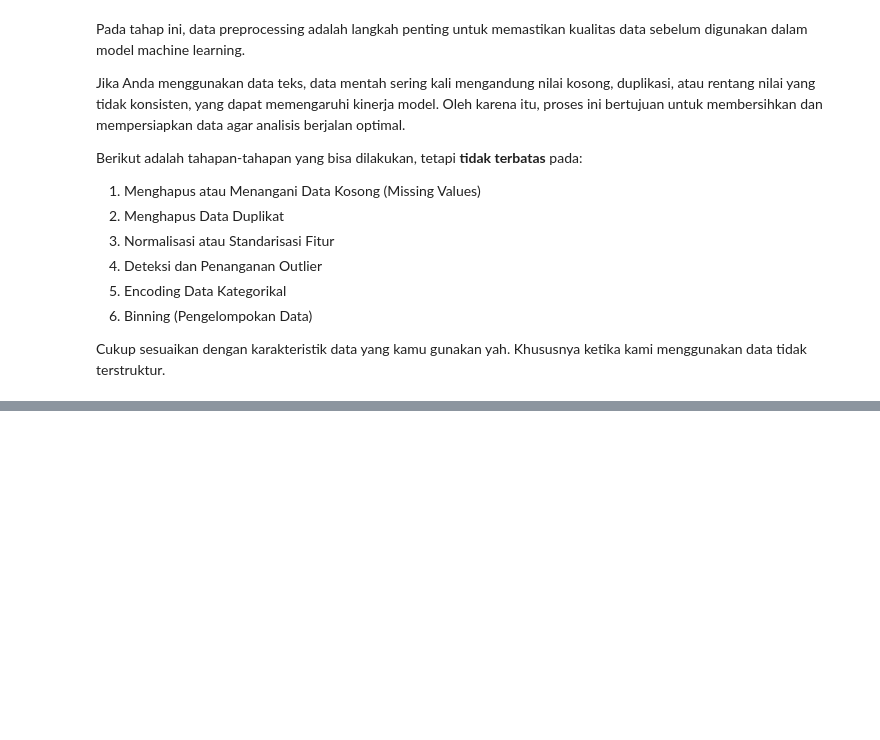
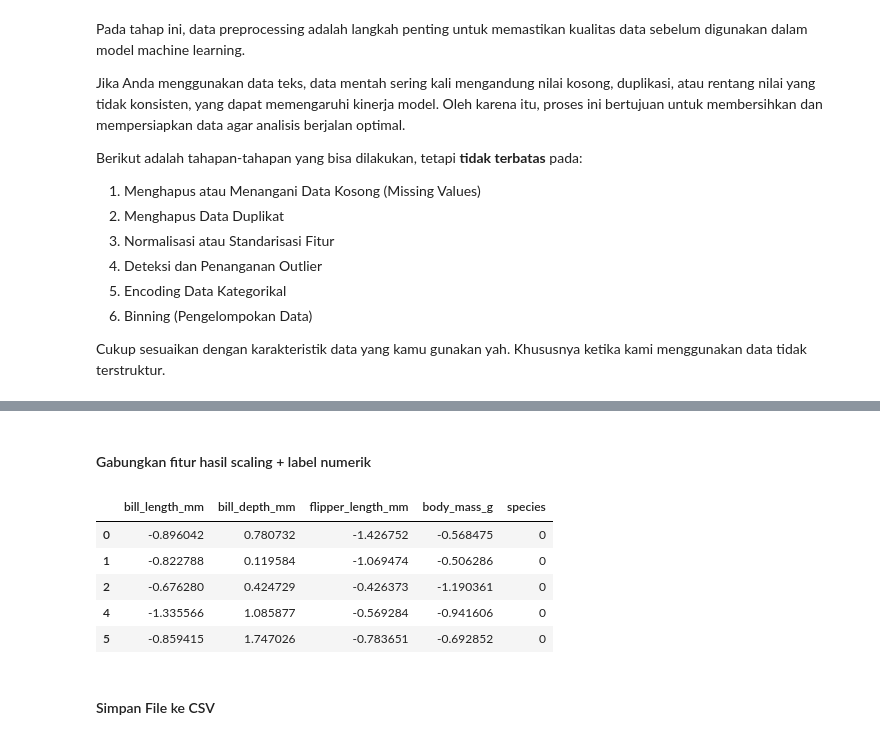
Before and after one commit to rizalrm/Eksperimen_SML_Rizal, a Jupyter notebook: preprocessing/eksperimen_Rizal.ipynb, the cells around one changed output, grey strips where cells are left out. Drawn from its saved outputs; the diff is of its cells as text; code cells hidden in the pictures; blank space fills up the shorter version.

```diff
--- a/preprocessing/eksperimen_Rizal.ipynb
+++ b/preprocessing/eksperimen_Rizal.ipynb
@@ -148,0 +165,16 @@ df_processed.to_csv('penguins_preprocessing.csv', index=False)
+# %% [markdown]
+#### Gabungkan fitur hasil scaling + label numerik
+# %%
+df_processed = X_scaled_df.copy()
+df_processed['species'] = y_encoded
+
+df_processed.head()
+# %% [output]
+|  | bill_length_mm | bill_depth_mm | flipper_length_mm | body_mass_g | species |
+| 0 | -0.896042 | 0.780732 | -1.426752 | -0.568475 | 0 |
+| 1 | -0.822788 | 0.119584 | -1.069474 | -0.506286 | 0 |
+| 2 | -0.676280 | 0.424729 | -0.426373 | -1.190361 | 0 |
+| 4 | -1.335566 | 1.085877 | -0.569284 | -0.941606 | 0 |
+| 5 | -0.859415 | 1.747026 | -0.783651 | -0.692852 | 0 |
+# %% [markdown]
+#### Simpan File ke CSV
```
Also changed, not shown: parts of 12 cells of this notebook.
